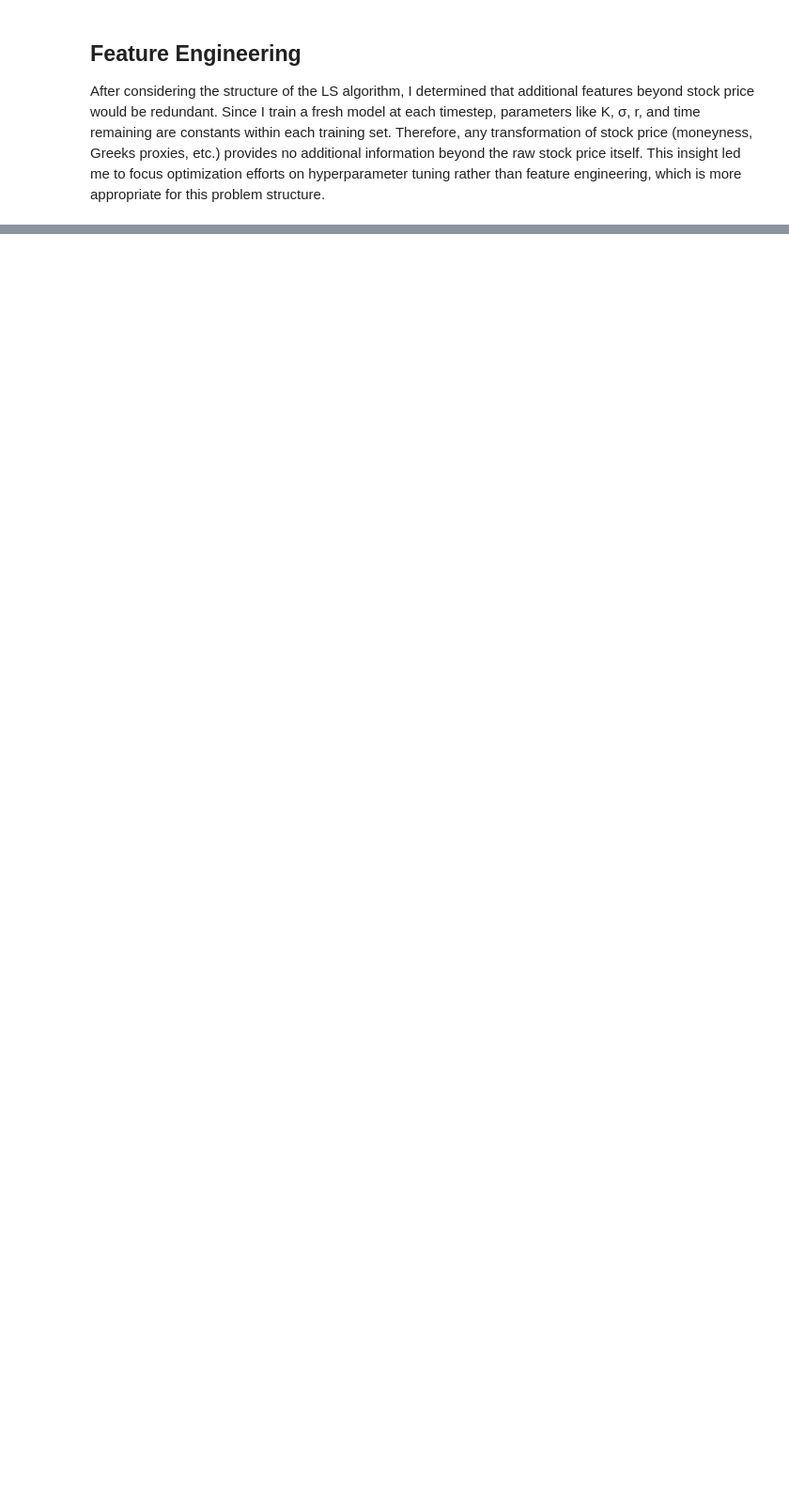
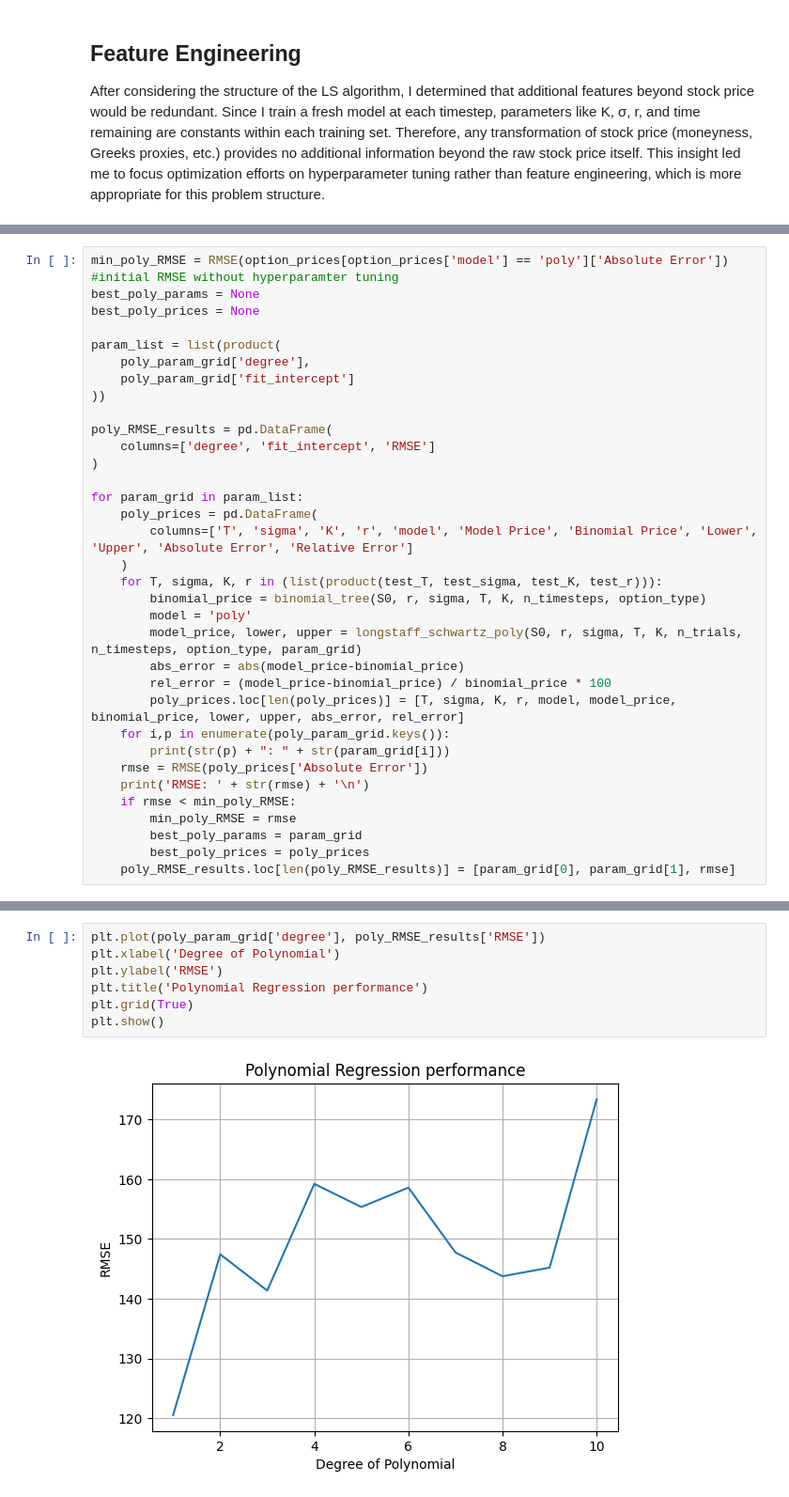
Before and after one commit to akhan531/Monte-Carlo-Option-Pricing-Engine, a Jupyter notebook: notebook.ipynb, the cells around one changed output, grey strips where cells are left out. Shown: that part at 94% size. Cells and saved outputs as stored; diff of their text form; blank space fills up the shorter version.

```diff
--- a/notebook.ipynb
+++ b/notebook.ipynb
@@ -480,0 +1101,34 @@ plt.show()"""
+# %%
+min_poly_RMSE = RMSE(option_prices[option_prices['model'] == 'poly']['Absolute Error']) #initial RMSE without hyperparamter tuning
+best_poly_params = None
+best_poly_prices = None
+
+param_list = list(product(
+    poly_param_grid['degree'],
+    poly_param_grid['fit_intercept']
+))
+
+poly_RMSE_results = pd.DataFrame(
+    columns=['degree', 'fit_intercept', 'RMSE']
+)
+
+for param_grid in param_list:
+    poly_prices = pd.DataFrame(
+        columns=['T', 'sigma', 'K', 'r', 'model', 'Model Price', 'Binomial Price', 'Lower', 'Upper', 'Absolute Error', 'Relative Error']
+    )
+    for T, sigma, K, r in (list(product(test_T, test_sigma, test_K, test_r))):
+        binomial_price = binomial_tree(S0, r, sigma, T, K, n_timesteps, option_type)
+        model = 'poly'
+        model_price, lower, upper = longstaff_schwartz_poly(S0, r, sigma, T, K, n_trials, n_timesteps, option_type, param_grid)
+        abs_error = abs(model_price-binomial_price)
+        rel_error = (model_price-binomial_price) / binomial_price * 100
+        poly_prices.loc[len(poly_prices)] = [T, sigma, K, r, model, model_price, binomial_price, lower, upper, abs_error, rel_error]
+    for i,p in enumerate(poly_param_grid.keys()):
+        print(str(p) + ": " + str(param_grid[i]))
+    rmse = RMSE(poly_prices['Absolute Error'])
+    print('RMSE: ' + str(rmse) + '\n')
+    if rmse < min_poly_RMSE:
+        min_poly_RMSE = rmse
+        best_poly_params = param_grid
+        best_poly_prices = poly_prices
+    poly_RMSE_results.loc[len(poly_RMSE_results)] = [param_grid[0], param_grid[1], rmse]
@@ -480,0 +1155,9 @@ plt.show()"""
+# %%
+plt.plot(poly_param_grid['degree'], poly_RMSE_results['RMSE'])
+plt.xlabel('Degree of Polynomial')
+plt.ylabel('RMSE')
+plt.title('Polynomial Regression performance')
+plt.grid(True)
+plt.show()
+# %% [output]
+[figure, added]
```
Also changed, not shown: parts of 47 cells of this notebook.
